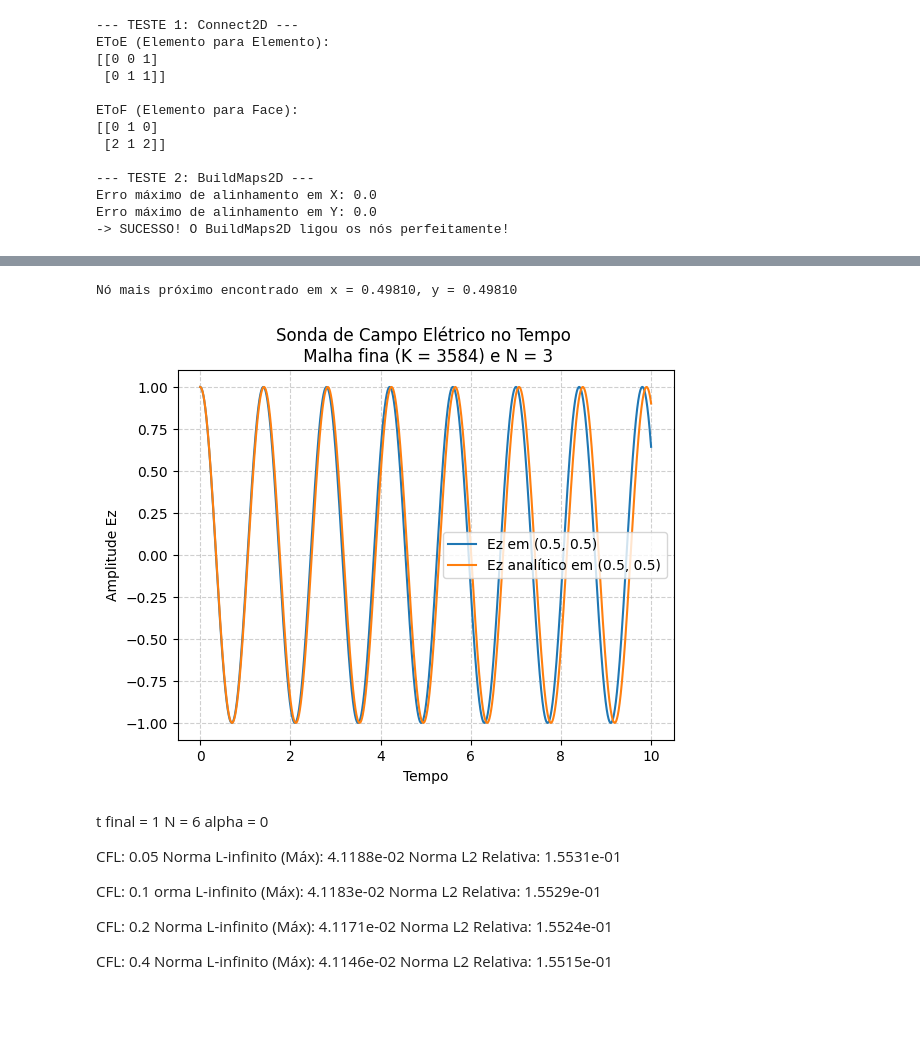
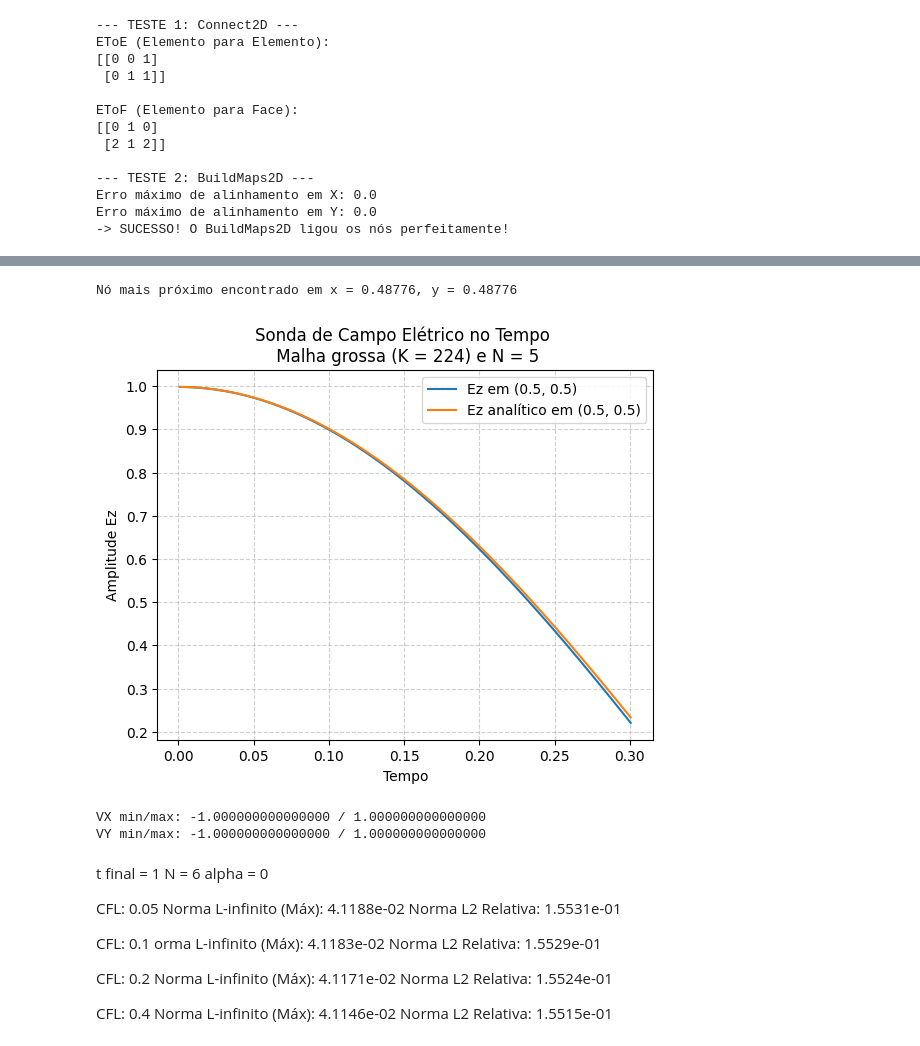
Before and after one commit to andrefsr/DG-FEM, a Jupyter notebook: engine/dg2D/tests.ipynb, the cells around one changed output, grey strips where cells are left out. Drawn from its saved outputs; the diff is of its cells as text; code cells hidden in the pictures; blank space fills up the shorter version.

```diff
--- a/engine/dg2D/tests.ipynb
+++ b/engine/dg2D/tests.ipynb
@@ -566,9 +566,9 @@ import Maxwell2D as Max
 import mesh_reader as msh
 import matplotlib.pyplot as plt
 
-N =  3
+N =  5
 
-VX, VY, EToV, BCTags = msh.MeshReader2D('cavidade quadrada refinada.msh')
+VX, VY, EToV, BCTags = msh.MeshReader2D('cavidade quadrada.msh')
 
 malha = stp.StartUp2D(N,EToV,VX,VY)
 
@@ -586,7 +586,7 @@ Hx = np.zeros((malha.Np,malha.K), dtype=np.float64)
 Hy = np.zeros((malha.Np,malha.K),dtype= np.float64)
 
 
-FinalTime = 10
+FinalTime = 0.3
 #Hx, Hy, Ez = Max.Maxwell2D(Hx,Hy,Ez,FinalTime,malha)
 Hx, Hy, Ez, pp, t, erro = Max.Maxwell2D(Hx,Hy,Ez,FinalTime,malha)
 
@@ -731,37 +731,43 @@ Erro L2 Contínuo (Massa Exata): 2.8632e-01
 # 1. Defina o ponto onde você quer colocar a "sonda"
 x_alvo = 0.5
 y_alvo = 0.5
 
 # 2. Calcula a distância geométrica de TODOS os nós para o alvo
 distancias = np.sqrt((malha.x - x_alvo)**2 + (malha.y - y_alvo)**2)
 
 # 3. Encontra o índice linear do nó mais próximo
 indice_linear_mais_proximo = np.argmin(distancias)
 
 # 4. Converte o índice linear de volta para as dimensões (Nó, Triângulo)
 no_idx, tri_idx = np.unravel_index(indice_linear_mais_proximo, malha.x.shape)
 
 print(f"Nó mais próximo encontrado em x = {malha.x[no_idx, tri_idx]:.5f}, y = {malha.y[no_idx, tri_idx]:.5f}")
 
 # 5. Converte a sua lista do tempo para array do Numpy
 pp_array = np.array(pp)
 Ez_analiticot = np.zeros(len(t))
 for n in range(len(t)):
-    Ez_analiticot[n] = np.sin(np.pi*0.49810)*np.sin(np.pi*0.49810)*np.cos(np.sqrt(2)*np.pi*t[n])
+    Ez_analiticot[n] = np.sin(np.pi*malha.x[no_idx, tri_idx])*np.sin(np.pi*malha.y[no_idx, tri_idx])*np.cos(np.sqrt(2)*np.pi*t[n])
 # 6. Extrai e plota a onda exatamente nesse nó ao longo de todo o tempo
 plt.figure()
 plt.plot(t, pp_array[:, no_idx, tri_idx], label=f'Ez em ({x_alvo}, {y_alvo})')
 plt.plot(t,Ez_analiticot,label=f'Ez analítico em ({x_alvo}, {y_alvo})')
 
-plt.title(f'Sonda de Campo Elétrico no Tempo \n Malha fina (K = {malha.K}) e N = {N}')
+plt.title(f'Sonda de Campo Elétrico no Tempo \n Malha grossa (K = {malha.K}) e N = {N}')
 plt.xlabel('Tempo')
 plt.ylabel('Amplitude Ez')
 plt.legend()
 plt.grid(True, linestyle='--', alpha=0.6)
 plt.show()
 # %% [output]
-Nó mais próximo encontrado em x = 0.49810, y = 0.49810
+Nó mais próximo encontrado em x = 0.48776, y = 0.48776
-[figure, old version]
+[figure, new version]
+# %%
+print(f"VX min/max: {VX.min():.15f} / {VX.max():.15f}")
+print(f"VY min/max: {VY.min():.15f} / {VY.max():.15f}")
+# %% [output]
+VX min/max: -1.000000000000000 / 1.000000000000000
+VY min/max: -1.000000000000000 / 1.000000000000000
 # %% [markdown]
 t final = 1
 N = 6
```
Also changed, not shown: parts of 2 cells of this notebook, 6 other files.
